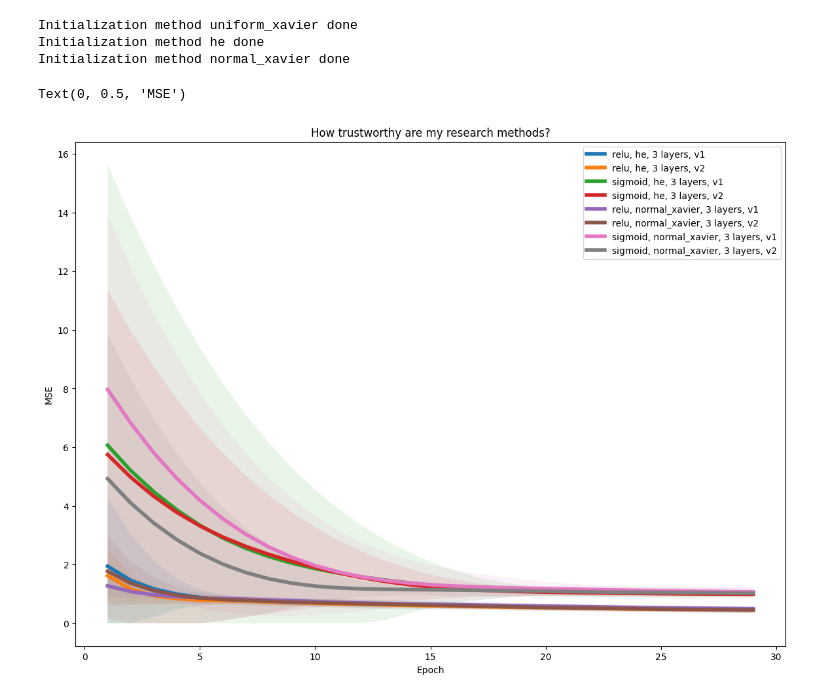
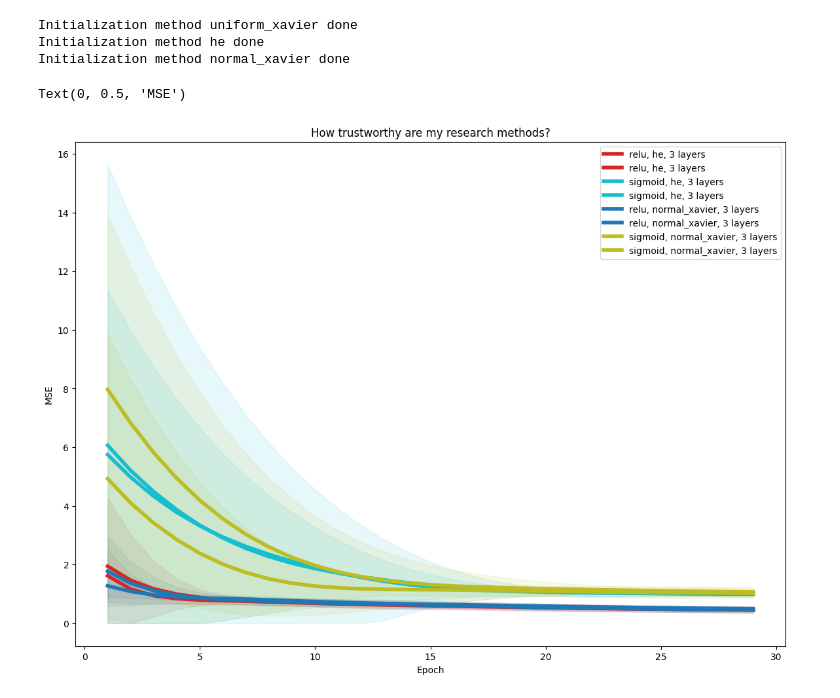
Before and after one commit to nizwant/methods_of_computational_intelligence, a Jupyter notebook: NeuralNetworks/NN6.ipynb, the cells around one changed output. Drawn from its saved outputs; the diff is of its cells as text; code cells hidden in the pictures.

Commit message:
same colors for same combination and todo updates

```diff
--- a/NeuralNetworks/NN6.ipynb
+++ b/NeuralNetworks/NN6.ipynb
@@ -167,32 +169,38 @@ start = 1
 stop = 30  # len(after_epoch_dict["he/relu/1"][0])
 for key, value in after_epoch_dict.items():
     key = key.split("/")
-    label = f"{key[1]}, {key[0]}, {key[2]} layers, {key[3]}"
+    label = f"{key[1]}, {key[0]}, {key[2]} layers"
+
+
+    viridis = cm.get_cmap('tab10', 10)
+    hash_value = hash(label) % 10
     if (
         key[0] in ["he", "normal_xavier"]
         and key[1] in ["sigmoid" , "relu"]
         and key[2] in ["3"]
     ):
         plt.plot(
             range(start, stop),
             np.mean(value, axis=0)[start:stop],
             label=label,
             linewidth=4,
+            color=viridis(hash_value),
         )
 
         plt.fill_between(
             range(start, stop),
             np.maximum(np.mean(value, axis=0) - np.std(value, axis=0), 0)[start:stop],
             np.mean(value, axis=0)[start:stop] + np.std(value, axis=0)[start:stop],
             alpha=0.1,
+            color=viridis(hash_value),
         )
 
 plt.legend()
 plt.title(
     "How trustworthy are my research methods?"
 )
 plt.xlabel("Epoch")
 plt.ylabel("MSE")
 # %% [output]
 Text(0, 0.5, 'MSE')
-[figure, old version]
+[figure, new version]
```
Also changed, not shown: parts of 2 cells of this notebook, 1 other file.
